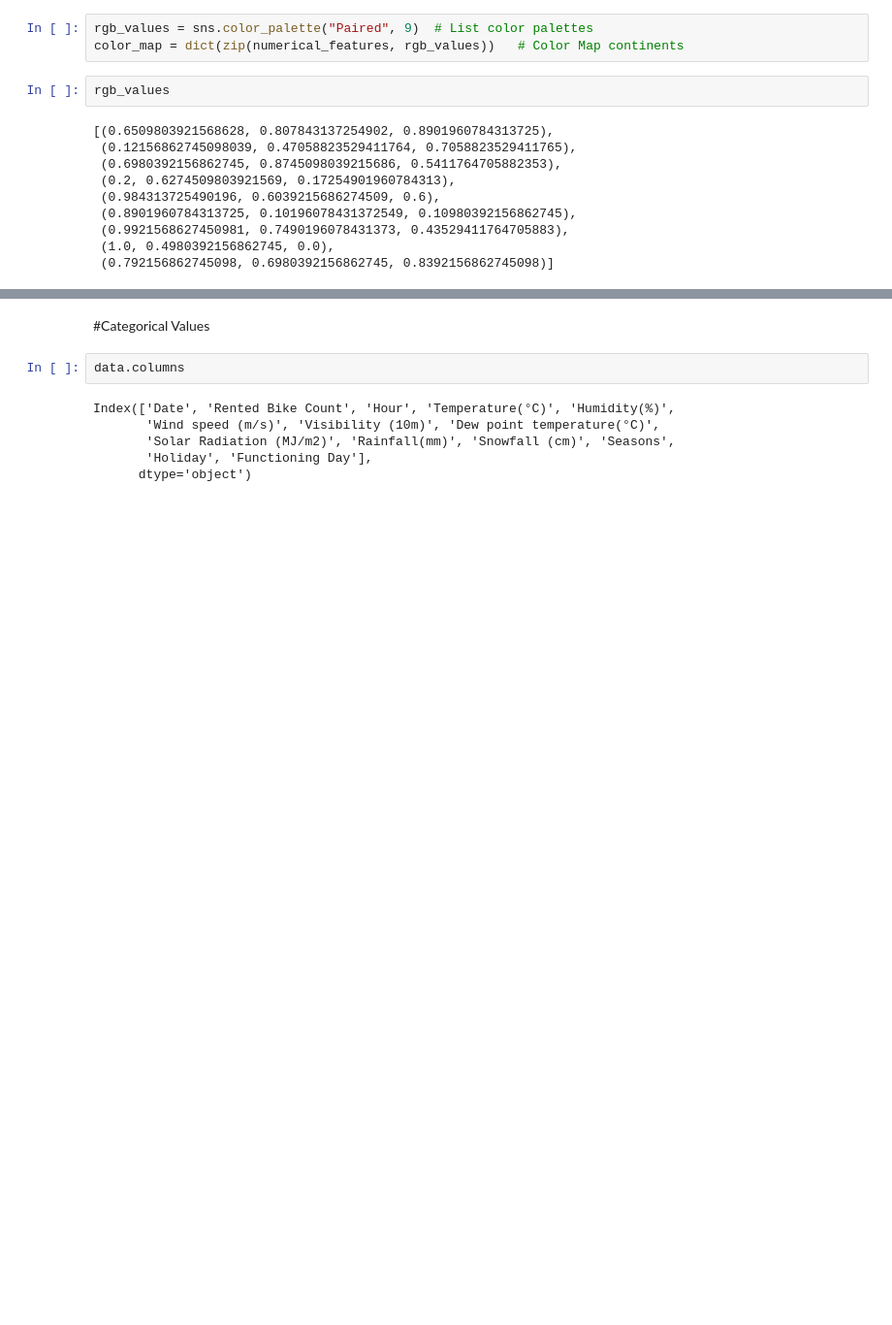
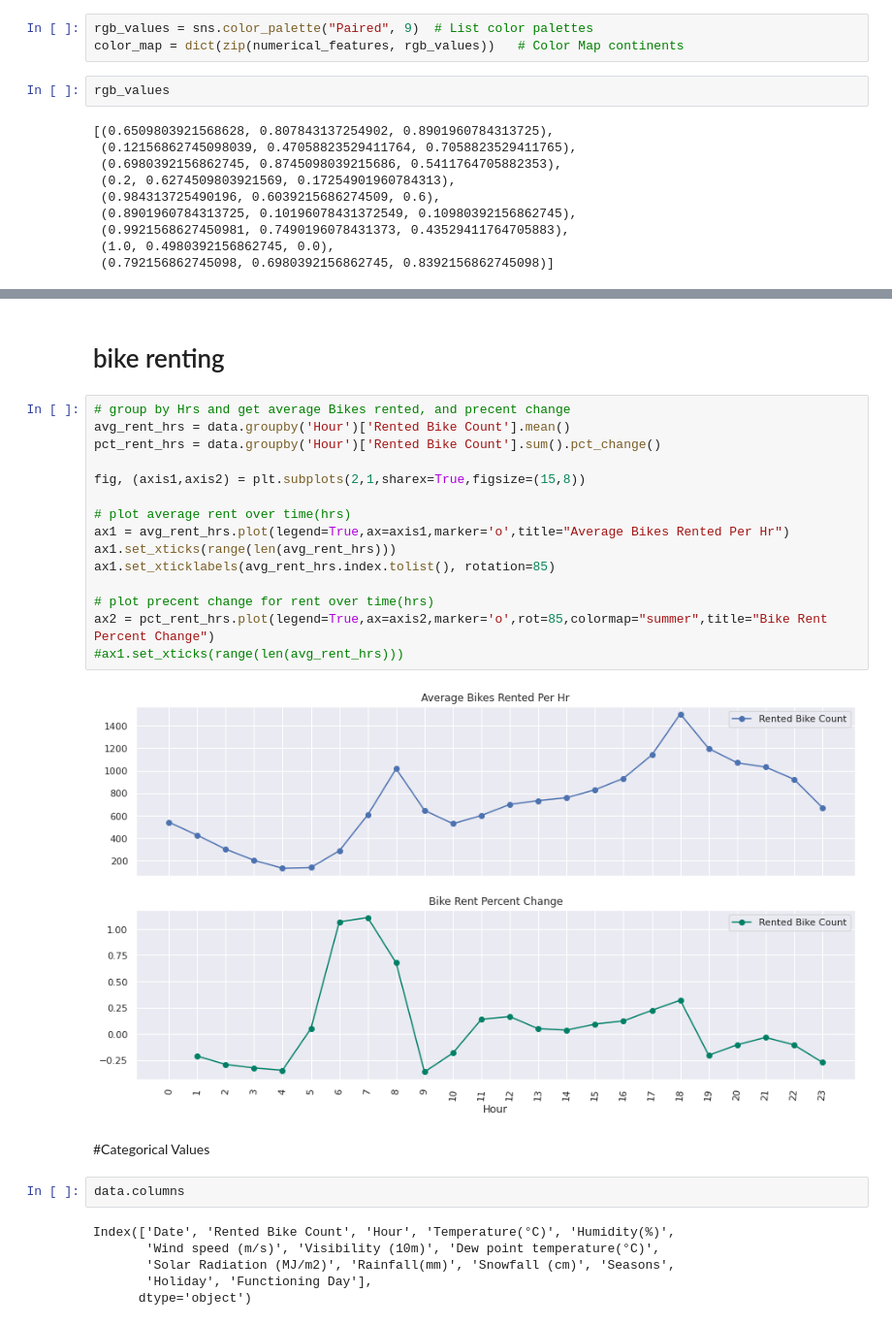
Before and after one commit to CodeWithSridhar/Seoul-Bike-Sharing-Demand-Prediction, a Jupyter notebook: Bike_Sharing_Demand_Prediction_Capstone_Project.ipynb, the cells around one changed output, grey strips where cells are left out. Shown at 97% size. Drawn from its saved outputs; the diff is of its cells as text; blank space fills up the shorter version.

```diff
--- a/Bike_Sharing_Demand_Prediction_Capstone_Project.ipynb
+++ b/Bike_Sharing_Demand_Prediction_Capstone_Project.ipynb
@@ -200,3 +202,22 @@ for col, key in zip(numerical_features, color_map):
+# %% [markdown]
+# bike renting
+# %%
+# group by Hrs and get average Bikes rented, and precent change
+avg_rent_hrs = data.groupby('Hour')['Rented Bike Count'].mean()
+pct_rent_hrs = data.groupby('Hour')['Rented Bike Count'].sum().pct_change()
+
+fig, (axis1,axis2) = plt.subplots(2,1,sharex=True,figsize=(15,8))
+
+# plot average rent over time(hrs)
+ax1 = avg_rent_hrs.plot(legend=True,ax=axis1,marker='o',title="Average Bikes Rented Per Hr")
+ax1.set_xticks(range(len(avg_rent_hrs)))
+ax1.set_xticklabels(avg_rent_hrs.index.tolist(), rotation=85)
+
+# plot precent change for rent over time(hrs)
+ax2 = pct_rent_hrs.plot(legend=True,ax=axis2,marker='o',rot=85,colormap="summer",title="Bike Rent Percent Change")
+#ax1.set_xticks(range(len(avg_rent_hrs)))
+# %% [output]
+[figure, added]
 # %% [markdown]
 #Categorical Values
 # %%
```
Also changed, not shown: parts of 172 cells of this notebook.
